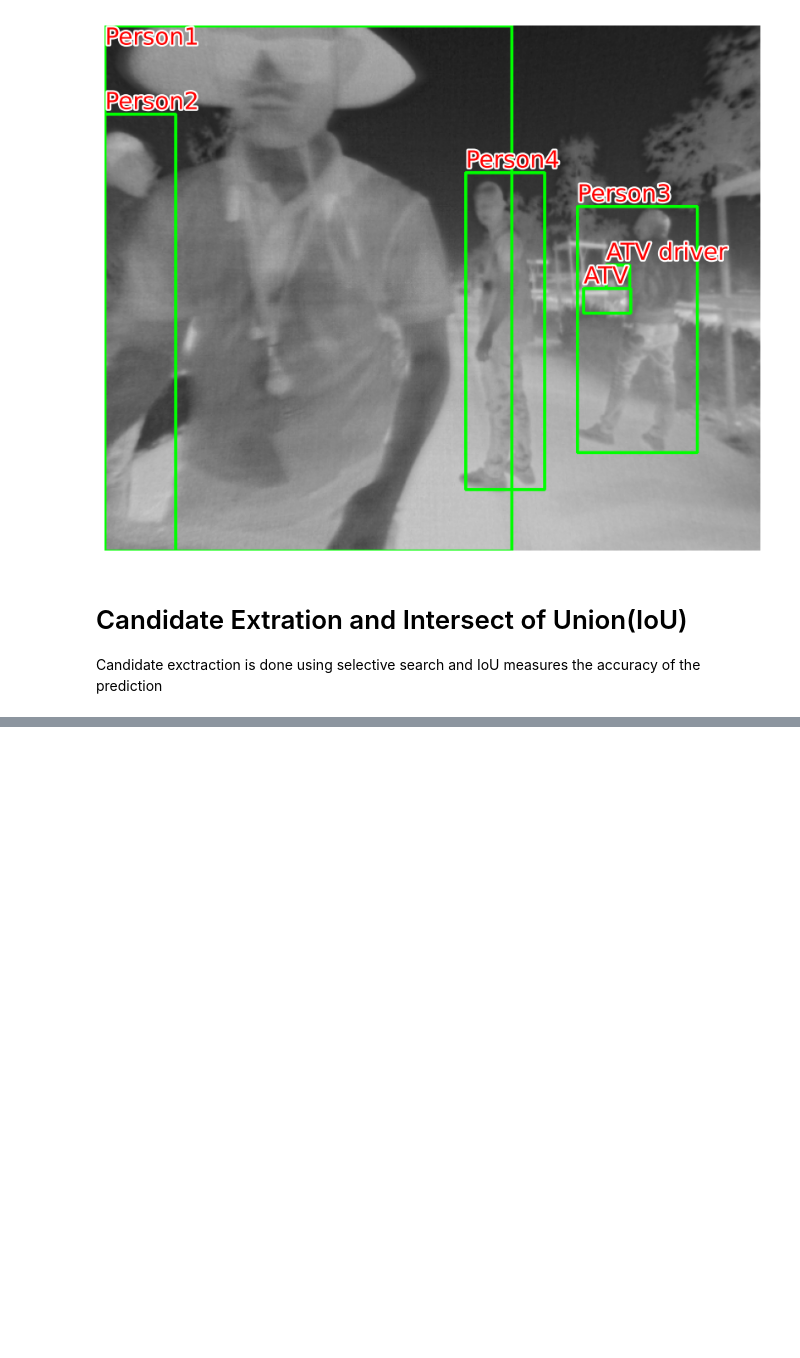
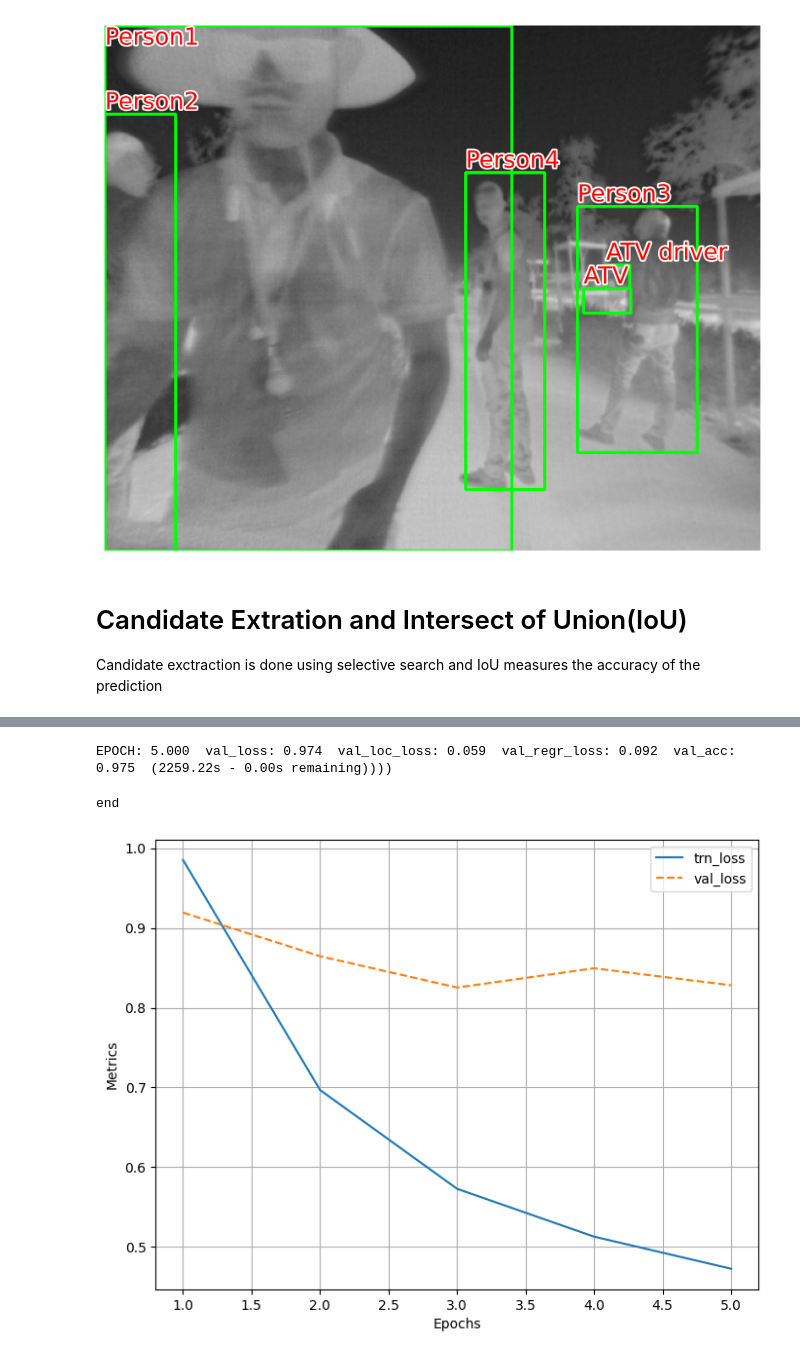
Before and after one commit to THeBest-png/IR-tracking-Challenge, a Jupyter notebook: test.ipynb, the cells around one changed output, grey strips where cells are left out. Saved outputs shown, nothing was run; the diff lists cells and outputs as text; code cells hidden in the pictures; blank space fills up the shorter version.

Commit message:
Update test.ipynb
major changes to the initial data loader. model trained with with 1000 images

```diff
--- a/test.ipynb
+++ b/test.ipynb
@@ -182,7 +164,7 @@ N = 1000
 for ix, (im, bbs, labels, fpath) in enumerate(ds):
     if(ix==N):
         break
-    if (ix==0):
+    if (ix == 0):
         continue
     H, W, _ = im.shape
     candidates = extract_candidates(im)
@@ -199,7 +181,7 @@ for ix, (im, bbs, labels, fpath) in enumerate(ds):
         best_iou = candidate_ious[best_iou_at]
         best_bb = _x,_y,_X,_Y = bbs[best_iou_at]
 
-        if best_iou > 0.3: clss.append(labels[best_iou_at])
+        if best_iou > 0.1: clss.append(labels[best_iou_at])
         else : clss.append('background')
 
         delta = np.array([_x-cx, _y-cy, _X-cX, _Y-cY]) / np.array([W,H,W,H])
@@ -212,7 +194,6 @@ for ix, (im, bbs, labels, fpath) in enumerate(ds):
     CLSS.append(clss)
     DELTAS.append(deltas)
     GTBBS.append(bbs)
-FPATHS = [f'{IMAGE_ROOT}/{stem(f)}.jpg' for f in FPATHS]
 FPATHS, GTBBS, CLSS, DELTAS, ROIS = [item for item in [FPATHS, GTBBS, CLSS, DELTAS, ROIS]]
 # %%
 targets = pd.DataFrame(flatten(CLSS), columns=['label'])
@@ -353,27 +379,33 @@ log = Report(n_epochs)
 # %%
 for epoch in range(n_epochs):
 
     _n = len(train_loader)
     for ix, inputs in enumerate(train_loader):
+
         loss, loc_loss, regr_loss, accs = train_batch(inputs, rcnn,
                                                       optimizer, criterion)
         pos = (epoch + (ix+1)/_n)
         log.record(pos, trn_loss=loss.item(), trn_loc_loss=loc_loss,
                    trn_regr_loss=regr_loss,
                    trn_acc=accs.mean(), end='\r')
 
     _n = len(test_loader)
     for ix,inputs in enumerate(test_loader):
+
         _clss, _deltas, loss, \
         loc_loss, regr_loss, accs = validate_batch(inputs,
                                                 rcnn, criterion)
         pos = (epoch + (ix+1)/_n)
         log.record(pos, val_loss=loss.item(), val_loc_loss=loc_loss,
                 val_regr_loss=regr_loss,
                 val_acc=accs.mean(), end='\r')
-
+print("end")
 # Plotting training and validation metrics
-log.plot_epochs('trn_loss,val_loss'.split(','))
+log.plot_epochs(['trn_loss', 'val_loss'])
+# %% [output]
+EPOCH: 5.000  val_loss: 0.974  val_loc_loss: 0.059  val_regr_loss: 0.092  val_acc: 0.975  (2259.22s - 0.00s remaining))))
+end
+[figure, added]
 # %%
 def test_predictions(filename, show_output=True):
     img = np.array(cv2.imread(filename, 1)[...,::-1])
```
Also changed, not shown: parts of 7 cells of this notebook.
